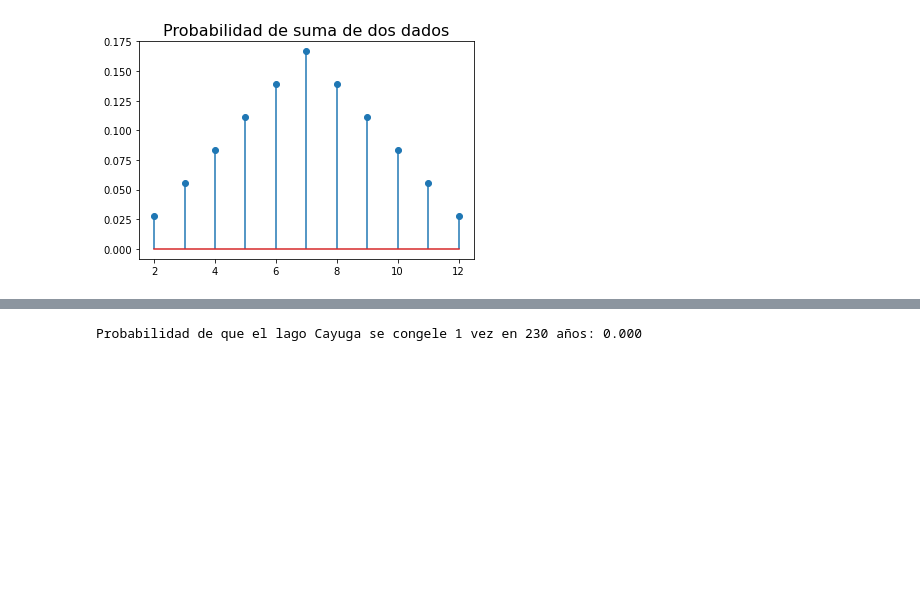
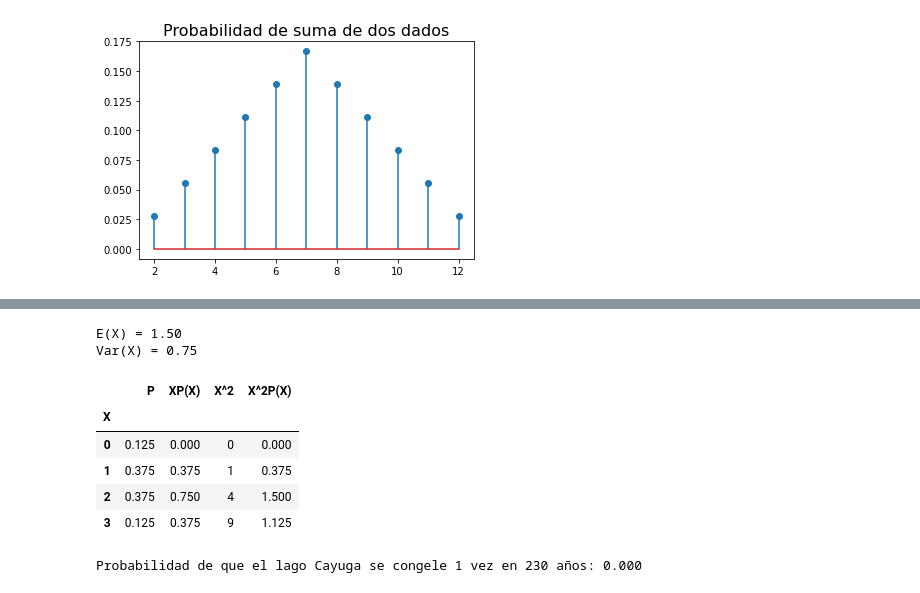
Before and after one commit to rodrigoms95/analisis-datos-22-1, a Jupyter notebook: code/discreto.ipynb, the cells around one changed output, grey strips where cells are left out. Cells and saved outputs as stored; diff of their text form; code cells hidden in the pictures; blank space fills up the shorter version.

```diff
--- a/code/discreto.ipynb
+++ b/code/discreto.ipynb
@@ -41,3 +84,28 @@ Text(0.5, 1.0, 'Distribución binomal para tres monedas')
+# %%
+# Cálculo de valor esperado y varianza.
+
+df = pd.DataFrame({"X": x, "P": y})
+
+df.set_index("X", inplace = True)
+
+df["XP(X)"] = df.index * df["P"]
+df["X^2"] = df.index * df.index
+df["X^2P(X)"] = df["X^2"]* df["P"]
+
+print("E(X) = " + f"{df['XP(X)'].sum():.2f}")
+print("Var(X) = " +
+    f"{df['X^2P(X)'].sum() - df['XP(X)'].sum() ** 2:.2f}")
+
+df
+# %% [output]
+E(X) = 1.50
+Var(X) = 0.75
+|  | P | XP(X) | X^2 | X^2P(X) |
+| X |  |  |  |  |
+| 0 | 0.125 | 0.000 | 0 | 0.000 |
+| 1 | 0.375 | 0.375 | 1 | 0.375 |
+| 2 | 0.375 | 0.750 | 4 | 1.500 |
+| 3 | 0.125 | 0.375 | 9 | 1.125 |
 # %%
 # Ejericio congelación de lago Cayuga.
 
```
Also changed, not shown: parts of 3 cells of this notebook, 3 other files.
